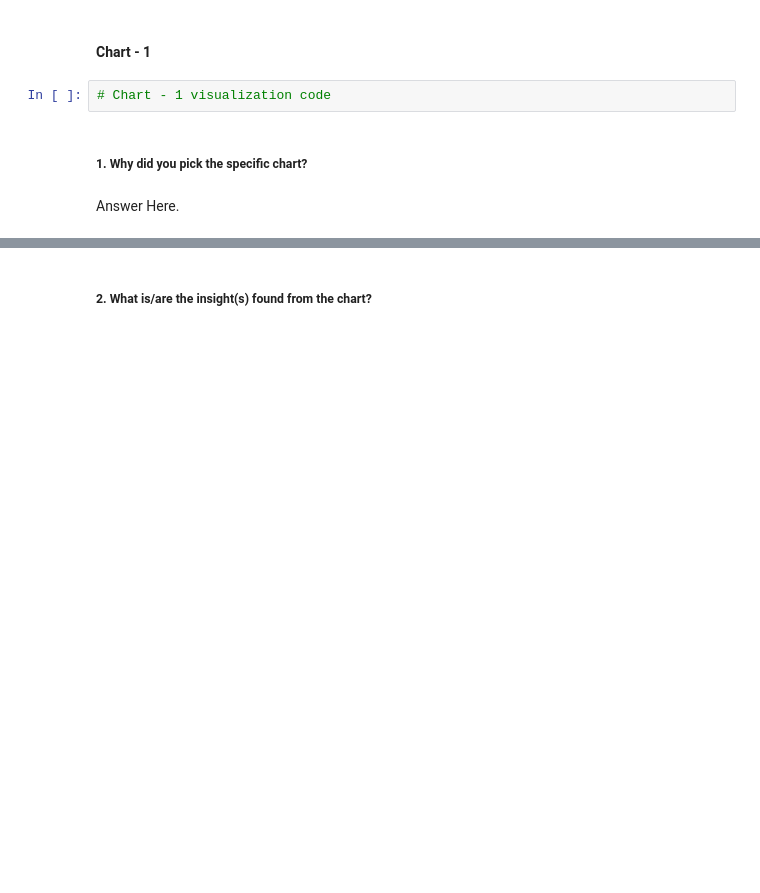
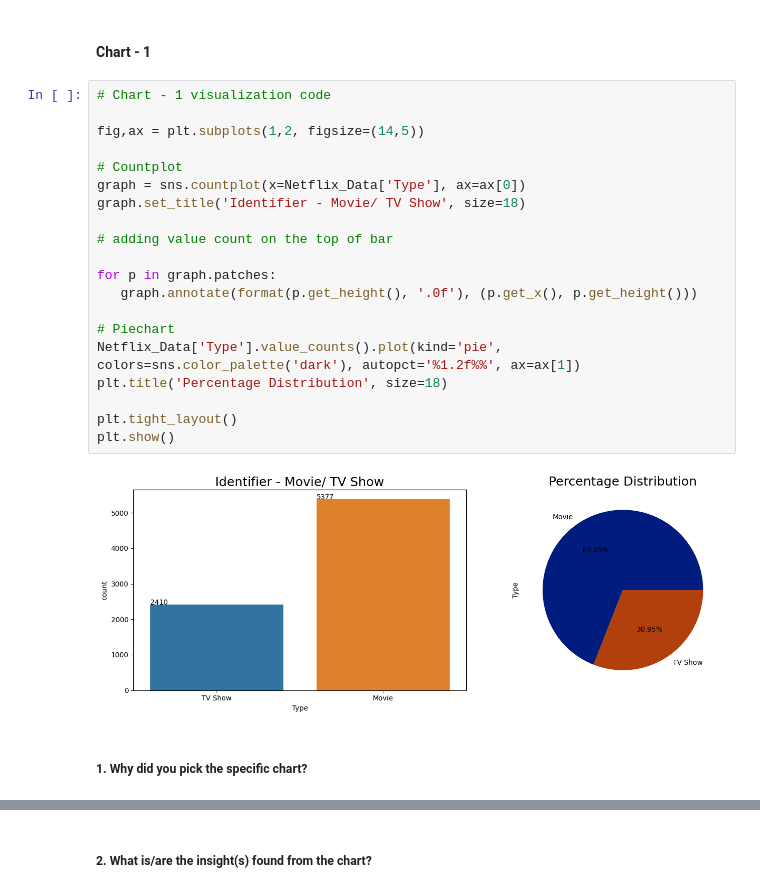
Before and after one commit to sourav03dutta/Netflix-Movies-and-TV-Shows-Clustering, a Jupyter notebook: Netflix_Movies_And_TV_Shows_Clustering.ipynb, the cells around one changed output, grey strips where cells are left out. Saved outputs shown, nothing was run; the diff lists cells and outputs as text; blank space fills up the shorter version.

```diff
--- a/Netflix_Movies_And_TV_Shows_Clustering.ipynb
+++ b/Netflix_Movies_And_TV_Shows_Clustering.ipynb
@@ -326,9 +374,27 @@ Answer Here.
 ## ***4. Data Vizualization, Storytelling & Experimenting with charts : Understand the relationships between variables***
 # %% [markdown]
 #### Chart - 1
-# %%
-# Chart - 1 visualization code
+# %%
+# Chart - 1 visualization code
+
+fig,ax = plt.subplots(1,2, figsize=(14,5))
+
+# Countplot
+graph = sns.countplot(x=Netflix_Data['Type'], ax=ax[0])
+graph.set_title('Identifier - Movie/ TV Show', size=18)
+
+# adding value count on the top of bar
+
+for p in graph.patches:
+   graph.annotate(format(p.get_height(), '.0f'), (p.get_x(), p.get_height()))
+
+# Piechart
+Netflix_Data['Type'].value_counts().plot(kind='pie', colors=sns.color_palette('dark'), autopct='%1.2f%%', ax=ax[1])
+plt.title('Percentage Distribution', size=18)
+
+plt.tight_layout()
+plt.show()
+# %% [output]
+[figure, added]
 # %% [markdown]
 ##### 1. Why did you pick the specific chart?
-# %% [markdown]
-Answer Here.
```
Also changed, not shown: parts of 173 cells of this notebook.
